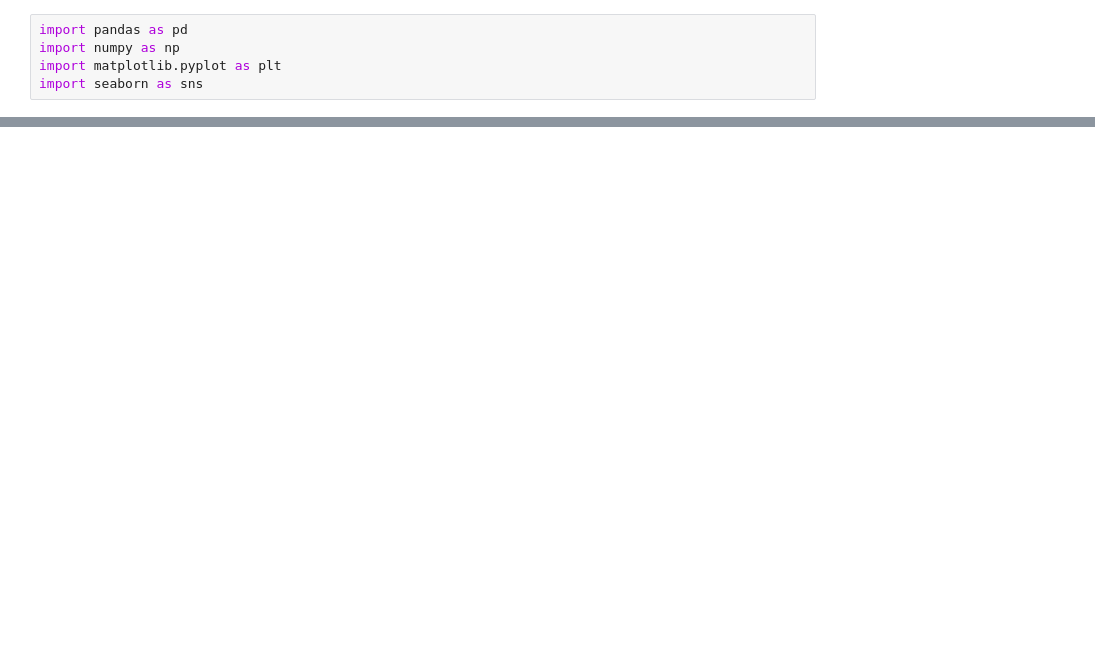
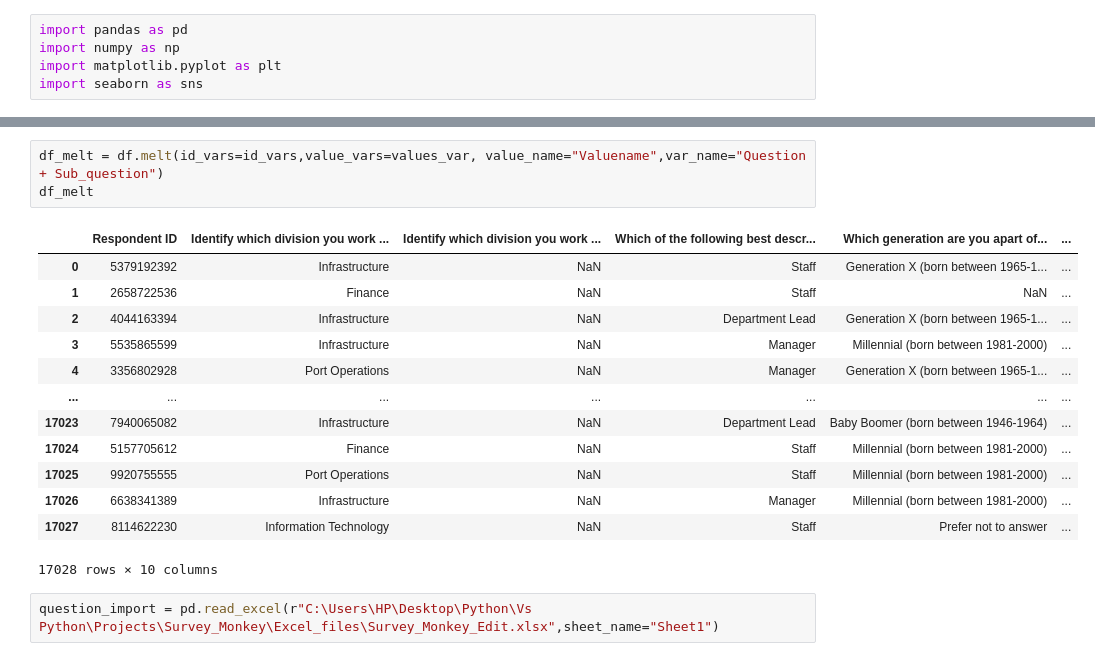
Before and after one commit to rahul-1419/gitVSPython, a Jupyter notebook: Projects/Survey_Monkey/script1.ipynb, the cells around one changed output, grey strips where cells are left out. Cells and saved outputs as stored; diff of their text form; blank space fills up the shorter version.

```diff
--- a/Projects/Survey_Monkey/script1.ipynb
+++ b/Projects/Survey_Monkey/script1.ipynb
@@ -9,0 +71,19 @@ FileNotFoundError: [Errno 2] No such file or directory: 'Python\\Vs Python\\Proj
+# %%
+df_melt = df.melt(id_vars=id_vars,value_vars=values_var, value_name="Valuename",var_name="Question + Sub_question")
+df_melt
+# %% [output]
+|  | Respondent ID | Identify which division you work ... | Identify which division you work ... | Which of the following best descr... | Which generation are you apart of... | ... |
+| 0 | 5379192392 | Infrastructure | NaN | Staff | Generation X (born between 1965-1... | ... |
+| 1 | 2658722536 | Finance | NaN | Staff | NaN | ... |
+| 2 | 4044163394 | Infrastructure | NaN | Department Lead | Generation X (born between 1965-1... | ... |
+| 3 | 5535865599 | Infrastructure | NaN | Manager | Millennial (born between 1981-2000) | ... |
+| 4 | 3356802928 | Port Operations | NaN | Manager | Generation X (born between 1965-1... | ... |
+| ... | ... | ... | ... | ... | ... | ... |
+| 17023 | 7940065082 | Infrastructure | NaN | Department Lead | Baby Boomer (born between 1946-1964) | ... |
+| 17024 | 5157705612 | Finance | NaN | Staff | Millennial (born between 1981-2000) | ... |
+| 17025 | 9920755555 | Port Operations | NaN | Staff | Millennial (born between 1981-2000) | ... |
+| 17026 | 6638341389 | Infrastructure | NaN | Manager | Millennial (born between 1981-2000) | ... |
+| 17027 | 8114622230 | Information Technology | NaN | Staff | Prefer not to answer | ... |
+17028 rows × 10 columns
+# %%
+question_import = pd.read_excel(r"C:\Users\HP\Desktop\Python\Vs Python\Projects\Survey_Monkey\Excel_files\Survey_Monkey_Edit.xlsx",sheet_name="Sheet1")
```
Also changed, not shown: parts of 17 cells of this notebook.
